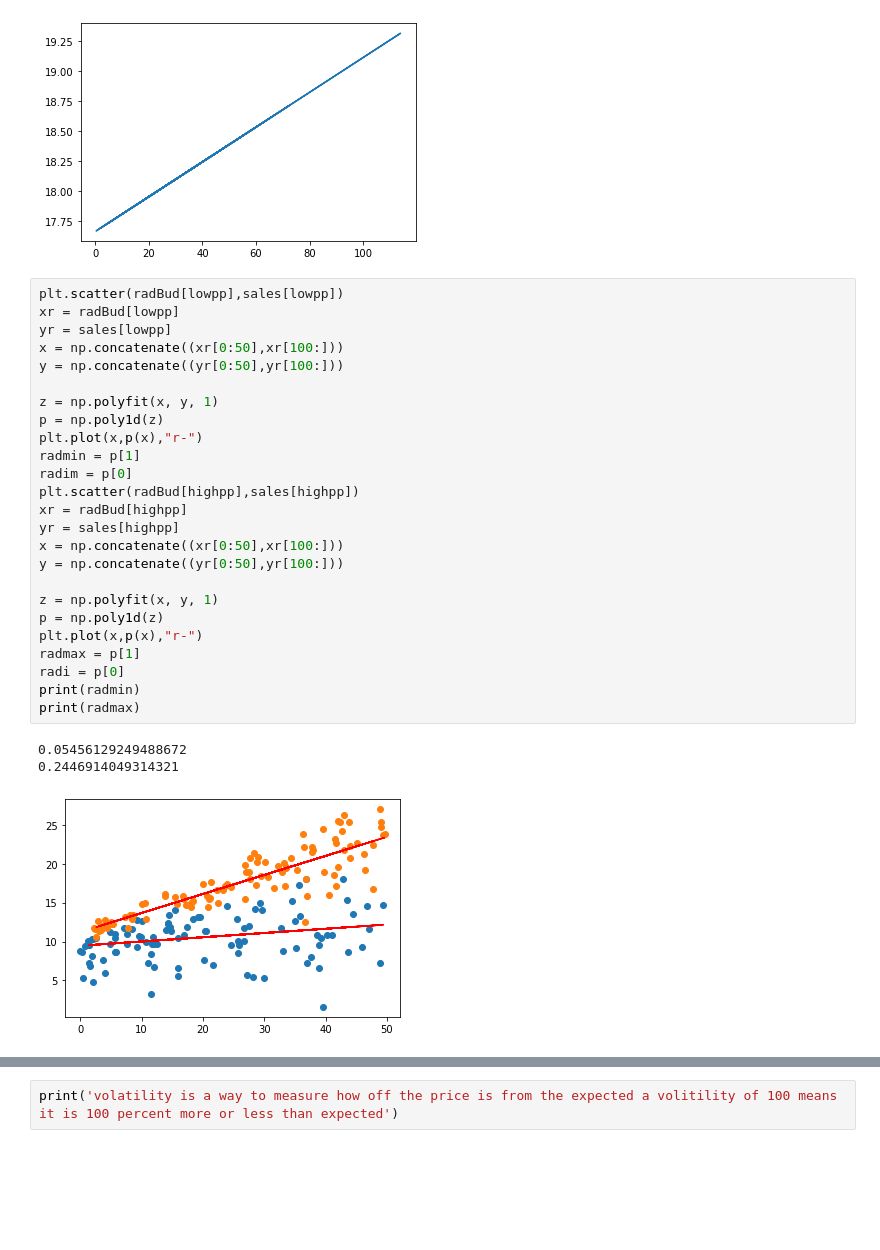
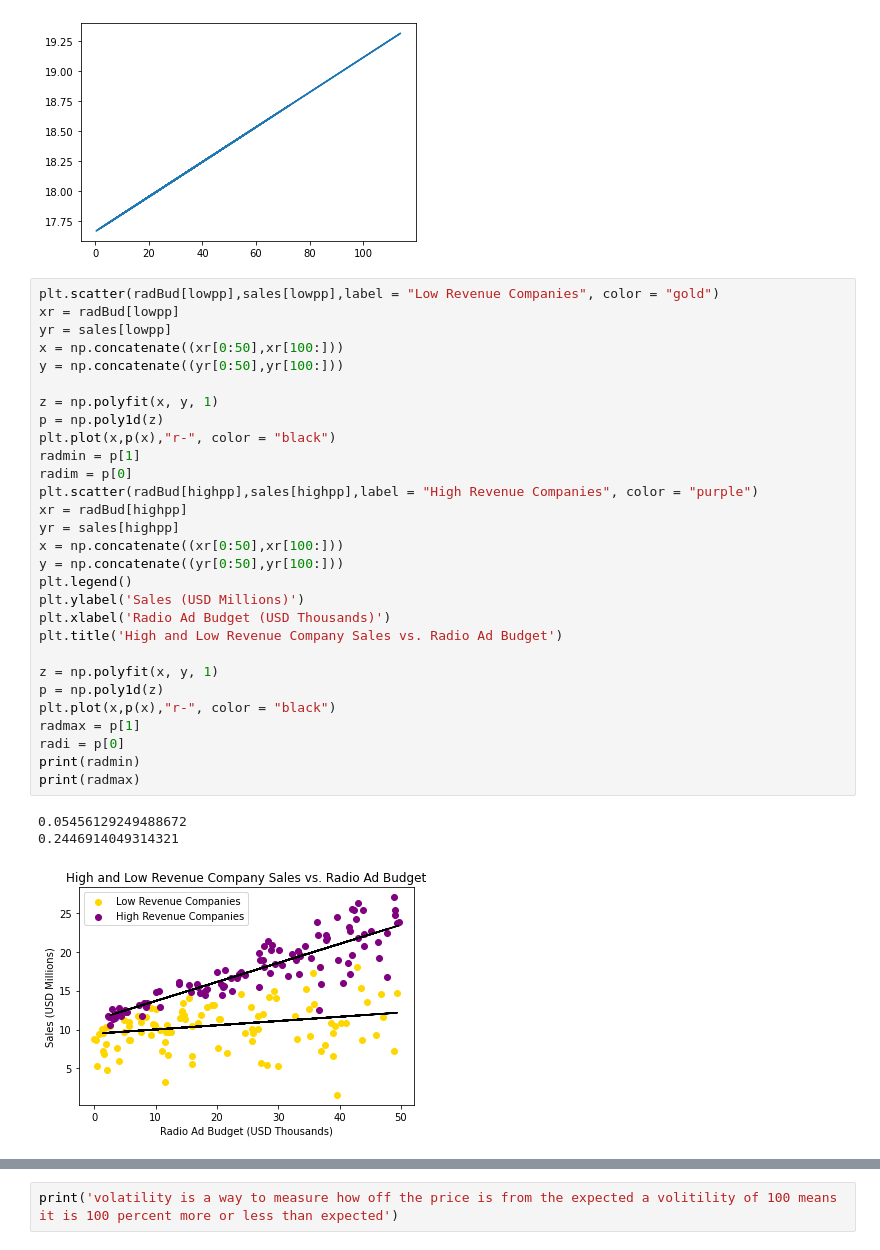
Before and after one commit to bjornss/social-science, a Jupyter notebook: project code1.ipynb, the cells around one changed output, grey strips where cells are left out. Saved outputs shown, nothing was run; the diff lists cells and outputs as text; blank space fills up the shorter version.

Commit message:
added labels, bar graph, and linear regression modeling

```diff
--- a/project code1.ipynb
+++ b/project code1.ipynb
@@ -140,32 +145,36 @@ print('p[1] is the slope and p[0] is y intercept of average line')
 NameError: name 'xx' is not defined
 [figure]
 # %%
-plt.scatter(radBud[lowpp],sales[lowpp])
+plt.scatter(radBud[lowpp],sales[lowpp],label = "Low Revenue Companies", color = "gold")
 xr = radBud[lowpp]
 yr = sales[lowpp]
 x = np.concatenate((xr[0:50],xr[100:]))
 y = np.concatenate((yr[0:50],yr[100:]))
 
 z = np.polyfit(x, y, 1)
 p = np.poly1d(z)
-plt.plot(x,p(x),"r-")
+plt.plot(x,p(x),"r-", color = "black")
 radmin = p[1]
 radim = p[0]
-plt.scatter(radBud[highpp],sales[highpp])
+plt.scatter(radBud[highpp],sales[highpp],label = "High Revenue Companies", color = "purple")
 xr = radBud[highpp]
 yr = sales[highpp]
 x = np.concatenate((xr[0:50],xr[100:]))
 y = np.concatenate((yr[0:50],yr[100:]))
+plt.legend()
+plt.ylabel('Sales (USD Millions)')
+plt.xlabel('Radio Ad Budget (USD Thousands)')
+plt.title('High and Low Revenue Company Sales vs. Radio Ad Budget')
 
 z = np.polyfit(x, y, 1)
 p = np.poly1d(z)
-plt.plot(x,p(x),"r-")
+plt.plot(x,p(x),"r-", color = "black")
 radmax = p[1]
 radi = p[0]
 print(radmin)
 print(radmax)
 # %% [output]
 0.05456129249488672
 0.2446914049314321
-[figure, old version]
+[figure, new version]
 # %%
```
Also changed, not shown: parts of 21 cells of this notebook.
